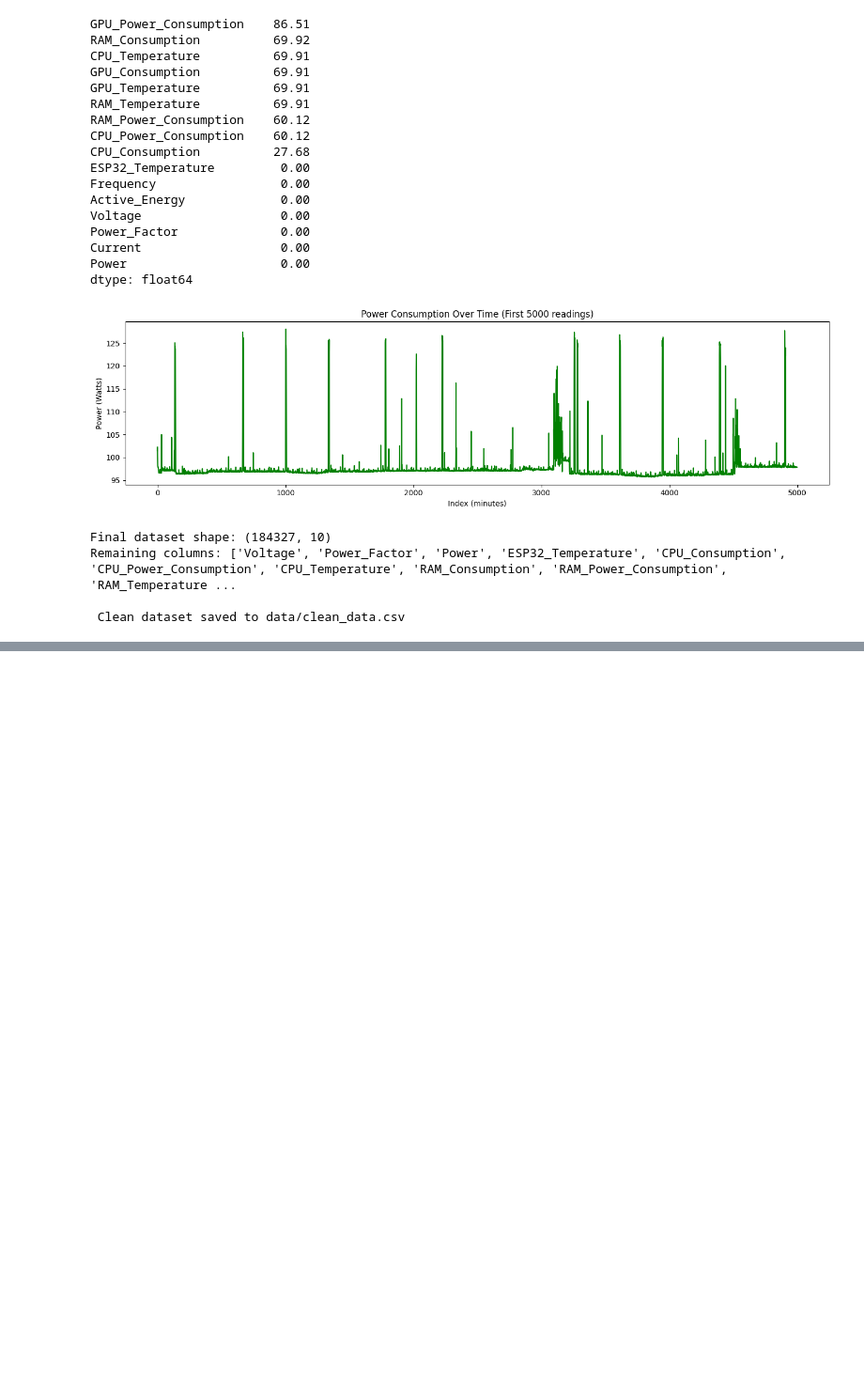
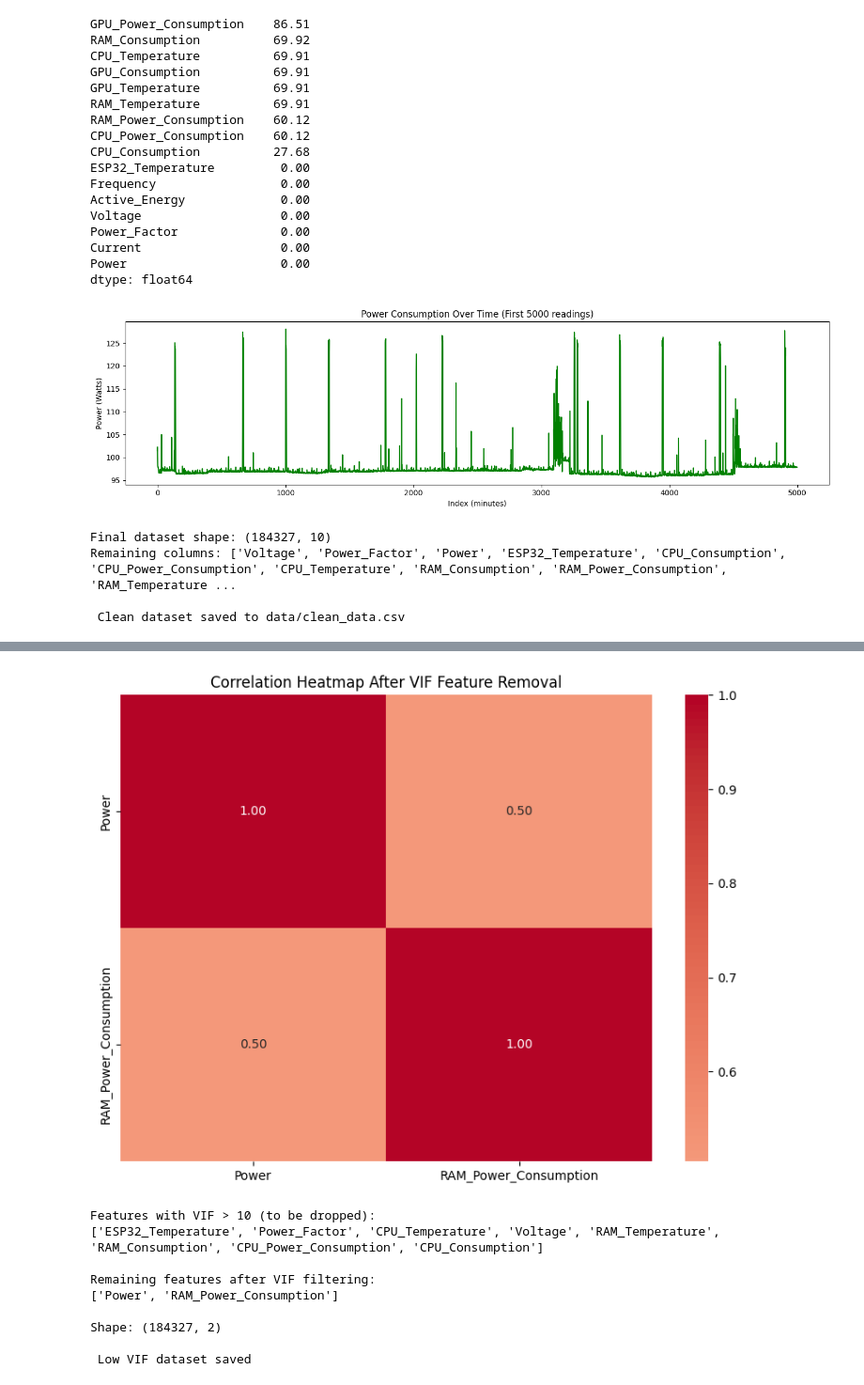
Before and after one commit to AsmarBaghirova/green-erp-data-analytics, a Jupyter notebook: notebooks/eda.ipynb, the cells around one changed output, grey strips where cells are left out. Shown at 94% size. Saved outputs shown, nothing was run; the diff lists cells and outputs as text; code cells hidden in the pictures; blank space fills up the shorter version.

Commit message:
Fix teacher comments - VIF analysis and cross validation

```diff
--- a/notebooks/eda.ipynb
+++ b/notebooks/eda.ipynb
@@ -265,0 +263,18 @@ Remaining columns: ['Voltage', 'Power_Factor', 'Power', 'ESP32_Temperature', 'CP
+# %%
+from statsmodels.stats.outliers_influence import variance_inflation_factor
+import pandas as pd
+
+X_vif = df_final.drop(columns=['Power'])
+
+vif_data = pd.DataFrame()
+vif_data['Feature'] = X_vif.columns
+vif_data['VIF'] = [variance_inflation_factor(X_vif.values, i)
+                   for i in range(len(X_vif.columns))]
+
+vif_data = vif_data.sort_values('VIF', ascending=False).reset_index(drop=True)
+
+print("=== Variance Inflation Factor (VIF) Analysis ===")
+print("VIF > 10 indicates high multicollinearity")
+print("VIF > 5 indicates moderate multicollinearity")
+print()
+print(vif_data.to_string(index=False))
@@ -265,0 +296,34 @@ Remaining columns: ['Voltage', 'Power_Factor', 'Power', 'ESP32_Temperature', 'CP
+# %%
+plt.figure(figsize=(8, 6))
+sns.heatmap(df_low_vif.corr(),
+            annot=True,
+            fmt=".2f",
+            cmap='coolwarm',
+            center=0)
+plt.title('Correlation Heatmap After VIF Feature Removal')
+plt.tight_layout()
+plt.savefig('../results/heatmap_vif.png', dpi=150)
+plt.show()
+
+high_vif_features = vif_data[vif_data['VIF'] > 10]['Feature'].tolist()
+print("Features with VIF > 10 (to be dropped):")
+print(high_vif_features)
+
+df_low_vif = df_final.drop(columns=high_vif_features)
+print("\nRemaining features after VIF filtering:")
+print(list(df_low_vif.columns))
+print("\nShape:", df_low_vif.shape)
+
+df_low_vif.to_csv('../results/data_low_vif.csv', index=False)
+print("\n Low VIF dataset saved")
+# %% [output]
+[figure, added]
+Features with VIF > 10 (to be dropped):
+['ESP32_Temperature', 'Power_Factor', 'CPU_Temperature', 'Voltage', 'RAM_Temperature', 'RAM_Consumption', 'CPU_Power_Consumption', 'CPU_Consumption']
+
+Remaining features after VIF filtering:
+['Power', 'RAM_Power_Consumption']
+
+Shape: (184327, 2)
+
+ Low VIF dataset saved
```
Also changed, not shown: parts of 3 cells of this notebook, 8 other files.
